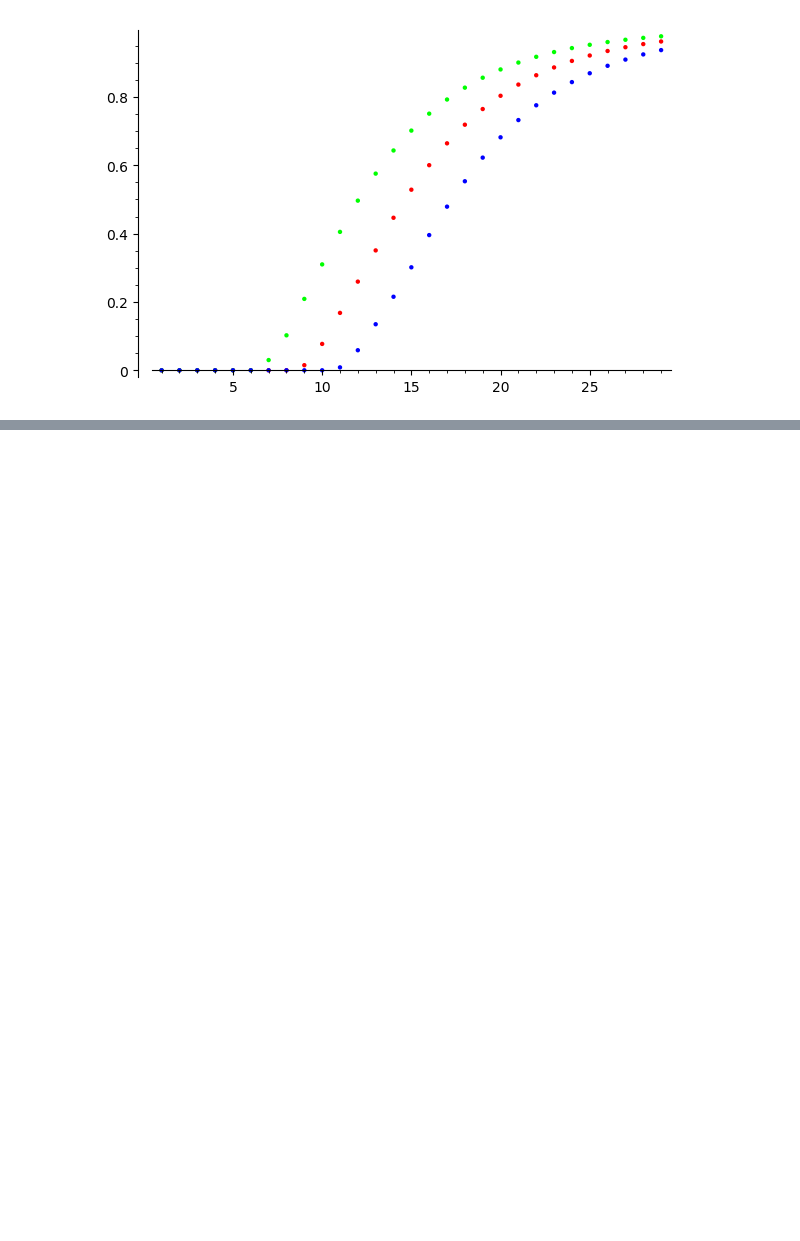
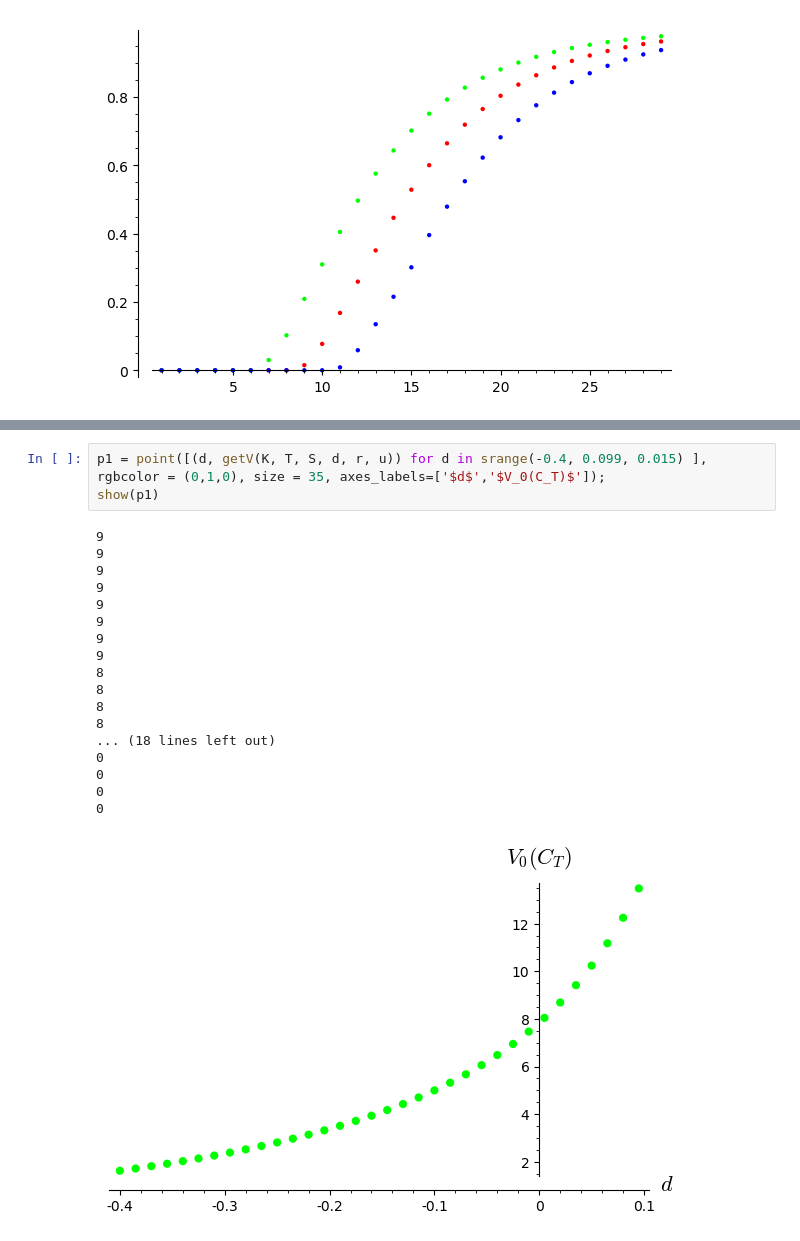
Before and after one commit to PedroMFC/TFG-Maths, a Jupyter notebook: Programa/Valorar_opcion.ipynb, the cells around one changed output, grey strips where cells are left out. Cells and saved outputs as stored; diff of their text form; blank space fills up the shorter version.

```diff
--- a/Programa/Valorar_opcion.ipynb
+++ b/Programa/Valorar_opcion.ipynb
@@ -85,0 +189,22 @@ show(p1+p2+p3)
+# %%
+p1 = point([(d, getV(K, T, S, d, r, u)) for d in srange(-0.4, 0.099, 0.015) ], rgbcolor = (0,1,0), size = 35, axes_labels=['$d$','$V_0(C_T)$']);
+show(p1)
+# %% [output]
+9
+9
+9
+9
+9
+9
+9
+9
+8
+8
+8
+8
+... (18 lines left out)
+0
+0
+0
+0
+[figure, added]
```
Also changed, not shown: parts of 16 cells of this notebook, 23 other files.
